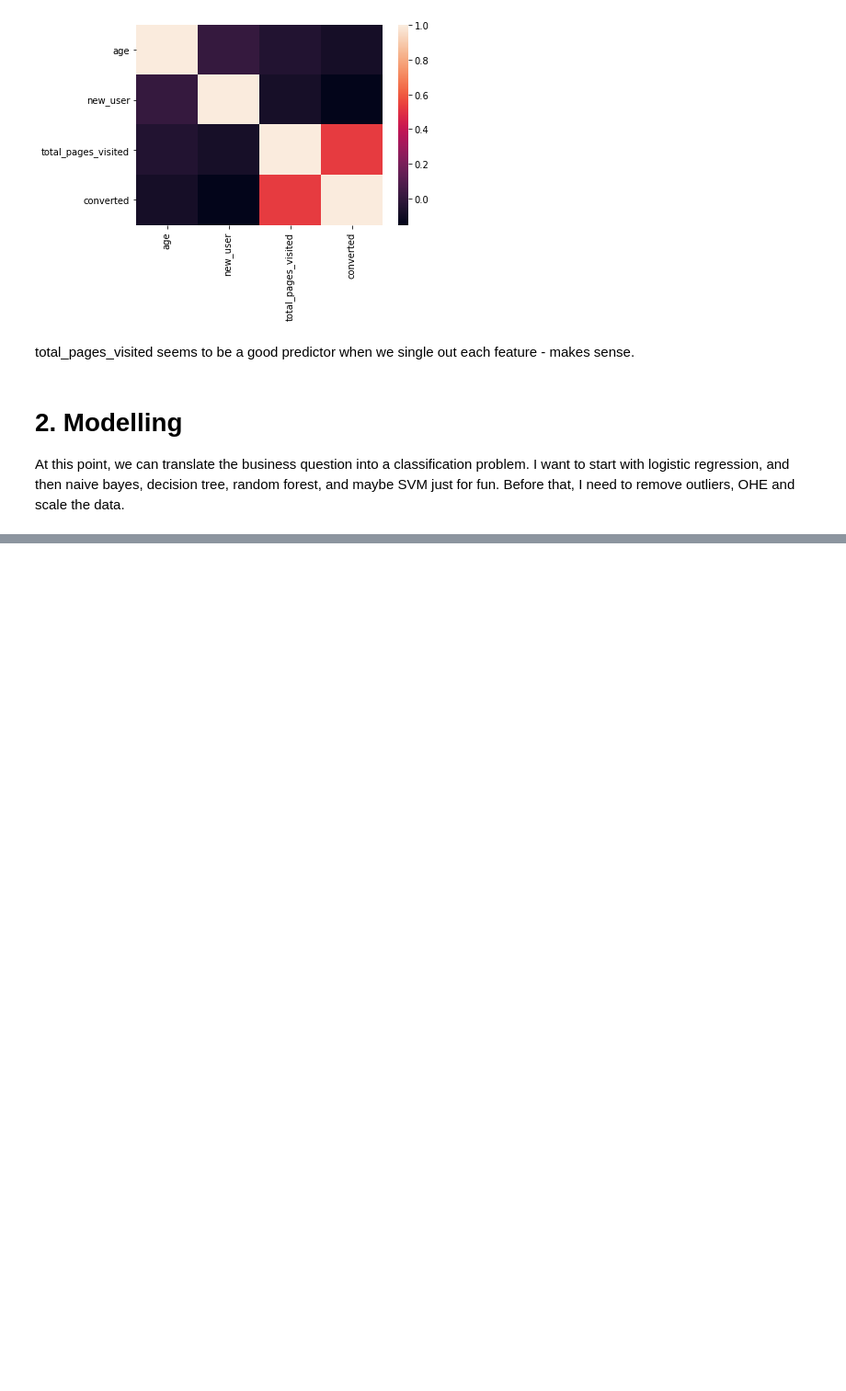
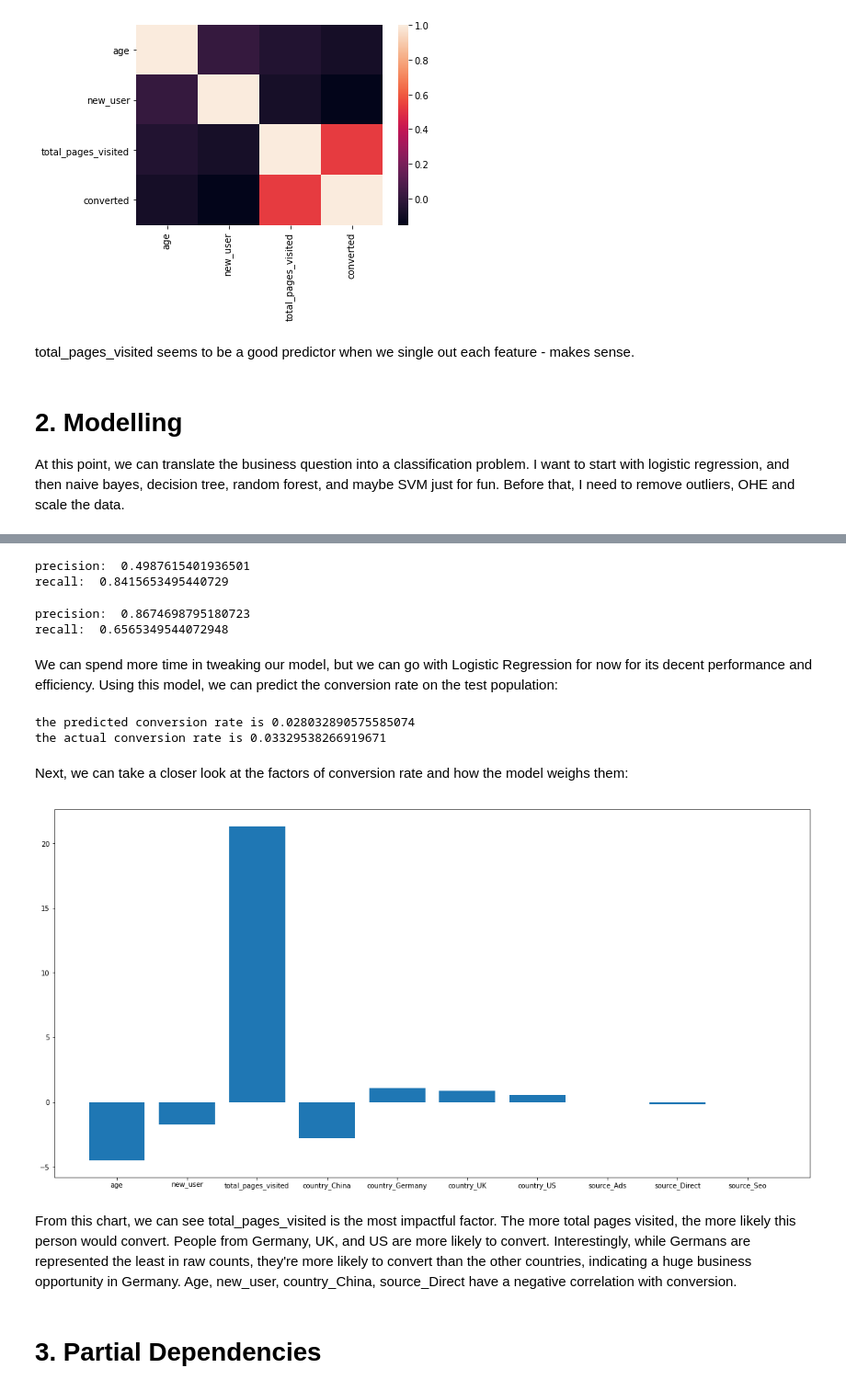
Before and after one commit to teijag/data_challenges, a Jupyter notebook: conversion_rate/predict_conversion_rate.ipynb, the cells around one changed output, grey strips where cells are left out. Shown: that part at 92% size. Drawn from its saved outputs; the diff is of its cells as text; code cells hidden in the pictures; blank space fills up the shorter version.

```diff
--- a/conversion_rate/predict_conversion_rate.ipynb
+++ b/conversion_rate/predict_conversion_rate.ipynb
@@ -128,7 +131,7 @@ scaler = MinMaxScaler()
 X_train_scaled = scaler.fit_transform(X_train)
 X_test_scaled = scaler.transform(X_test)
 # %%
-logreg = LogisticRegressionCV(scoring = 'roc_auc')
+logreg = LogisticRegressionCV(scoring = 'f1')
 logreg.fit(X_train_scaled, y_train)
 y_pred = logreg.predict(X_test_scaled)
 print ("precision: ", precision_score(y_test,y_pred))
@@ -167,0 +151,42 @@ sorted(sklearn.metrics.SCORERS.keys())
+# %%
+gnb = GaussianNB()
+gnb.fit(X_train_scaled, y_train)
+y_pred = gnb.predict(X_test_scaled)
+print ("precision: ", precision_score(y_test,y_pred))
+print ("recall: ", recall_score(y_test,y_pred))
+# %% [output]
+precision:  0.4987615401936501
+recall:  0.8415653495440729
+# %%
+svc = LinearSVC()
+svc.fit(X_train_scaled, y_train)
+y_pred = svc.predict(X_test_scaled)
+print ("precision: ", precision_score(y_test,y_pred))
+print ("recall: ", recall_score(y_test,y_pred))
+# %% [output]
+precision:  0.8674698795180723
+recall:  0.6565349544072948
+# %% [markdown]
+We can spend more time in tweaking our model, but we can go with Logistic Regression for now for its decent performance and efficiency. Using this model, we can predict the conversion rate on the test population:
+# %%
+y_pred = rfc.predict(X_test_scaled)
+print ("the predicted conversion rate is", y_pred.mean())
+print ("the actual conversion rate is", y_test.mean())
+# %% [output]
+the predicted conversion rate is 0.028032890575585074
+the actual conversion rate is 0.03329538266919671
+# %% [markdown]
+Next, we can take a closer look at the factors of conversion rate and how the model weighs them:
+# %%
+coef = logreg.coef_[0]
+plt.figure(figsize=(20,10))
+plt.bar(X.columns,coef)
+plt.show()
+# %% [output]
+[figure, added]
+# %% [markdown]
+From this chart, we can see total_pages_visited is the most impactful factor. The more total pages visited, the more likely this person would convert.
+People from Germany, UK, and US are more likely to convert. Interestingly, while Germans are represented the least in raw counts, they're more likely to convert than the other countries, indicating a huge business opportunity in Germany.
+Age, new_user, country_China, source_Direct have a negative correlation with conversion.
+# %% [markdown]
+# 3. Partial Dependencies
```
Also changed, not shown: parts of 7 cells of this notebook.
